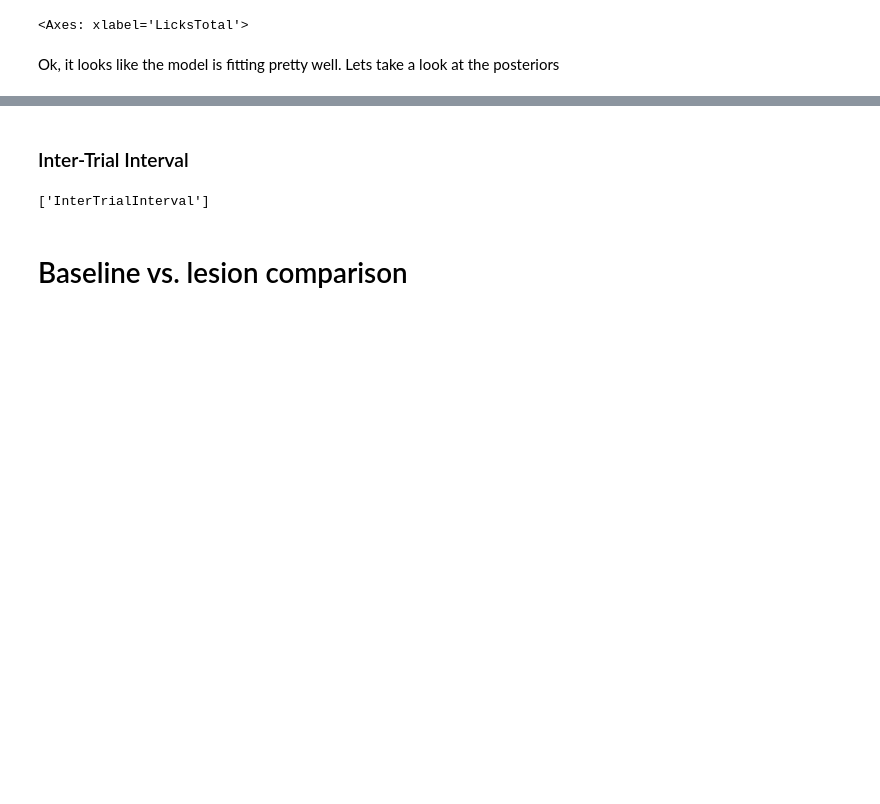
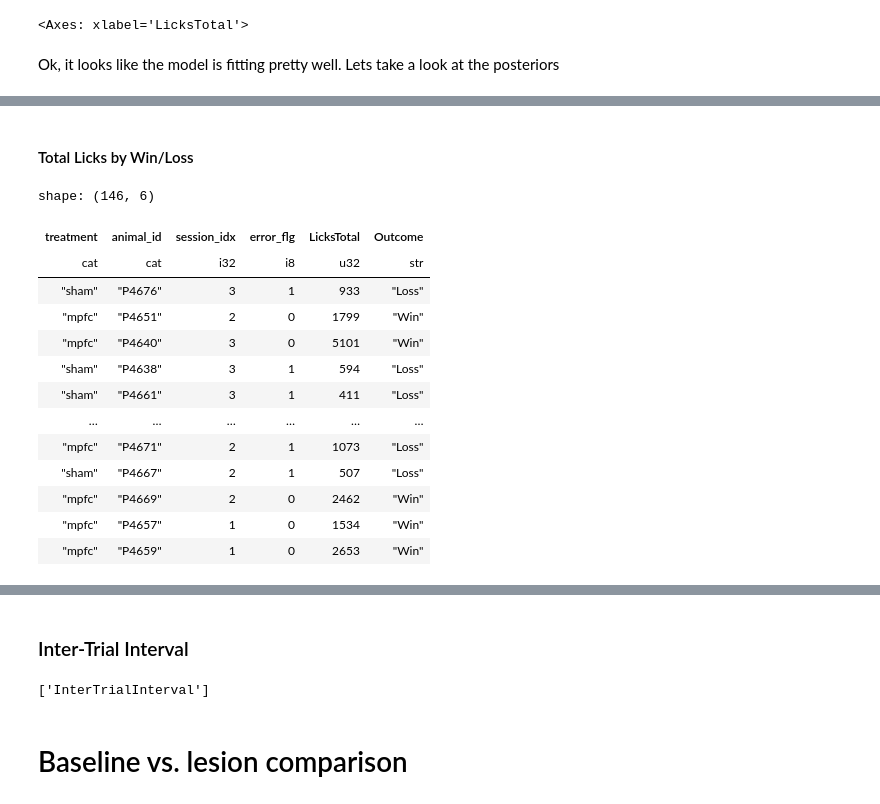
Before and after one commit to BenjoLiving/matching-pennies, a Jupyter notebook: matching_pennies/analysis/experiments/lesion_study_normal.ipynb, the cells around one changed output, grey strips where cells are left out. Drawn from its saved outputs; the diff is of its cells as text; code cells hidden in the pictures; blank space fills up the shorter version.

```diff
--- a/matching_pennies/analysis/experiments/lesion_study_normal.ipynb
+++ b/matching_pennies/analysis/experiments/lesion_study_normal.ipynb
@@ -605,0 +606,31 @@ fig, ax = plot_trace(idata_lick, var_names=plot_vars, compact=True)
+# %% [markdown]
+#### Total Licks by Win/Loss
+# %%
+tdf_licks = tdf.filter(pl.col("error_flg").is_not_null())
+licks = (
+    tdf_licks
+    .group_by(["treatment", "animal_id", "session_idx", "error_flg"])
+    .agg(pl.sum("LicksTotal"))
+    .with_columns([
+        pl.when(pl.col("error_flg") == 0)
+            .then(pl.lit("Win"))
+            .otherwise(pl.lit("Loss"))
+            .alias("Outcome")
+    ])
+)
+licks
+# %% [output]
+shape: (146, 6)
+| treatment | animal_id | session_idx | error_flg | LicksTotal | Outcome |
+| cat | cat | i32 | i8 | u32 | str |
+| "sham" | "P4676" | 3 | 1 | 933 | "Loss" |
+| "mpfc" | "P4651" | 2 | 0 | 1799 | "Win" |
+| "mpfc" | "P4640" | 3 | 0 | 5101 | "Win" |
+| "sham" | "P4638" | 3 | 1 | 594 | "Loss" |
+| "sham" | "P4661" | 3 | 1 | 411 | "Loss" |
+| … | … | … | … | … | … |
+| "mpfc" | "P4671" | 2 | 1 | 1073 | "Loss" |
+| "sham" | "P4667" | 2 | 1 | 507 | "Loss" |
+| "mpfc" | "P4669" | 2 | 0 | 2462 | "Win" |
+| "mpfc" | "P4657" | 1 | 0 | 1534 | "Win" |
+| "mpfc" | "P4659" | 1 | 0 | 2653 | "Win" |
```
Also changed, not shown: parts of 26 cells of this notebook.
